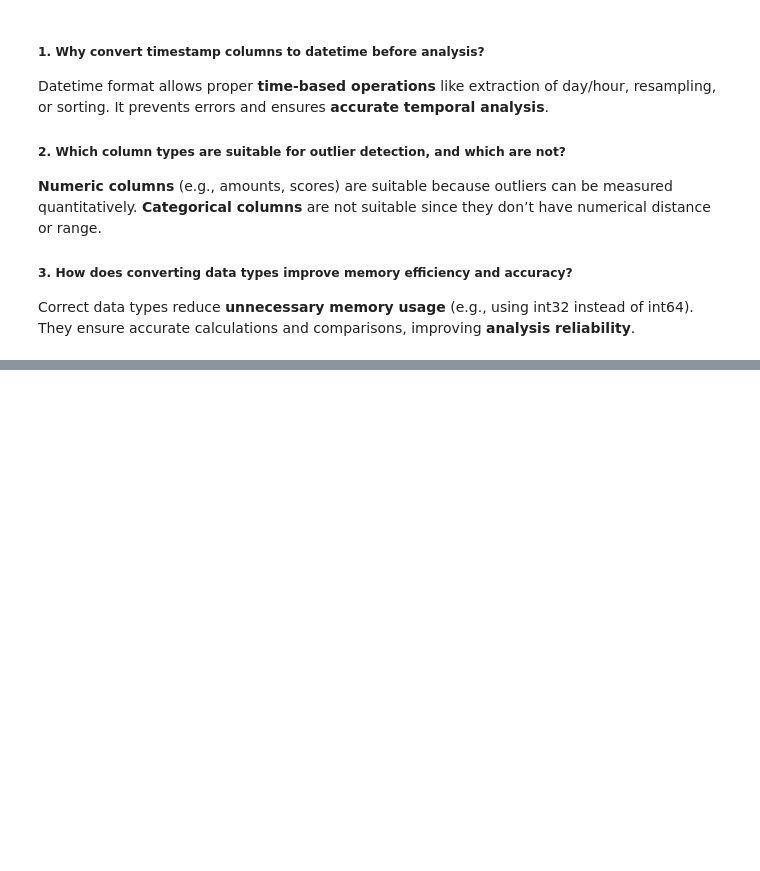
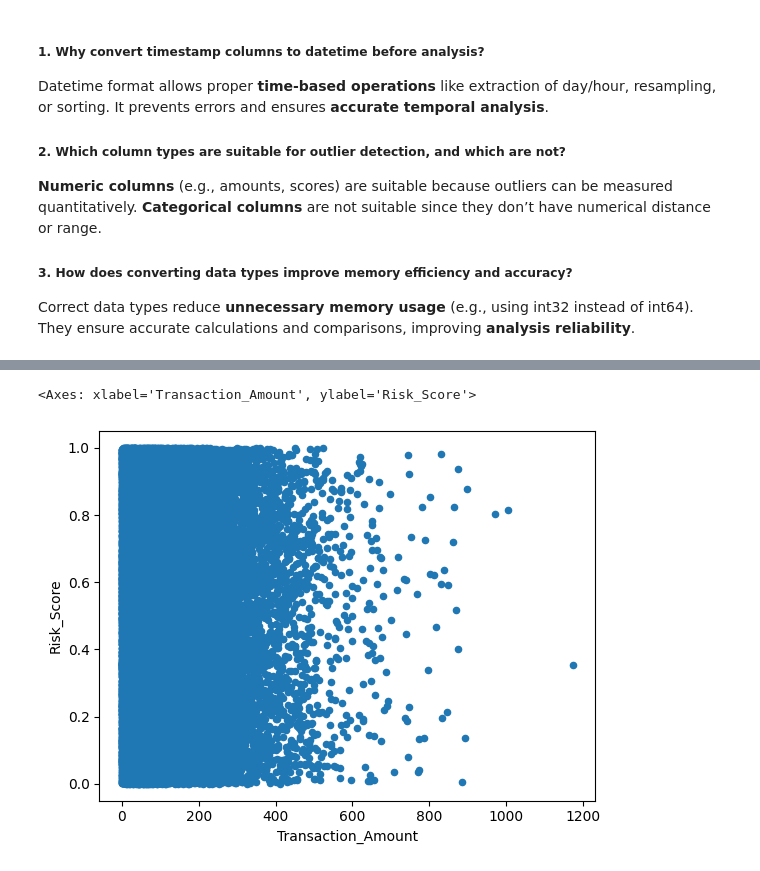
Before and after one commit to AbdulWahid026/SafeBank_EDA, a Jupyter notebook: FraudDetection_EDA.ipynb, the cells around one changed output, grey strips where cells are left out. Drawn from its saved outputs; the diff is of its cells as text; code cells hidden in the pictures; blank space fills up the shorter version.

```diff
--- a/FraudDetection_EDA.ipynb
+++ b/FraudDetection_EDA.ipynb
@@ -269,0 +296,5 @@ They ensure accurate calculations and comparisons, improving **analysis reliabil
+# %%
+df.plot(kind='scatter', x='Transaction_Amount', y='Risk_Score')
+# %% [output]
+<Axes: xlabel='Transaction_Amount', ylabel='Risk_Score'>
+[figure, added]
```
Also changed, not shown: parts of 7 cells of this notebook.
